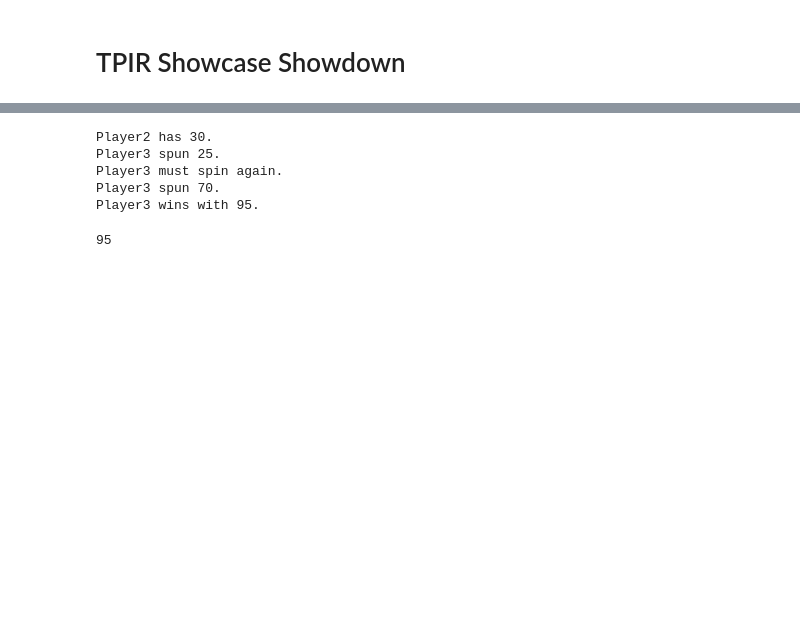
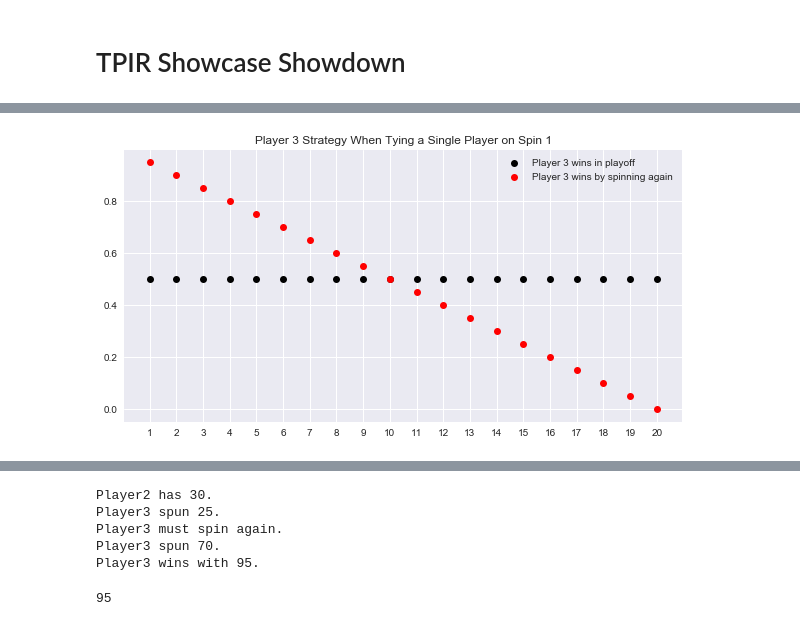
Before and after one commit to gadamico/game_show_stats, a Jupyter notebook: tpir_showcase_showdown.ipynb, the cells around one changed output, grey strips where cells are left out. Cells and saved outputs as stored; diff of their text form; code cells hidden in the pictures; blank space fills up the shorter version.

```diff
--- a/tpir_showcase_showdown.ipynb
+++ b/tpir_showcase_showdown.ipynb
@@ -20,0 +60,16 @@ def first_player():
+# %%
+plt.style.use('seaborn')
+fig, ax = plt.subplots(figsize=(10, 5))
+
+xs = np.arange(1, 21)
+
+playoff_win = [0.5] * 20
+spin_again_win = [(20 - x) / 20 for x in xs]
+
+ax.plot(xs, playoff_win, 'ko', label='Player 3 wins in playoff')
+ax.plot(xs, spin_again_win, 'ro', label='Player 3 wins by spinning again')
+ax.set_xticks(xs)
+ax.set_title('Player 3 Strategy When Tying a Single Player on Spin 1')
+plt.legend();
+# %% [output]
+[figure, added]
```
Also changed, not shown: parts of 52 cells of this notebook, 1 other file.
